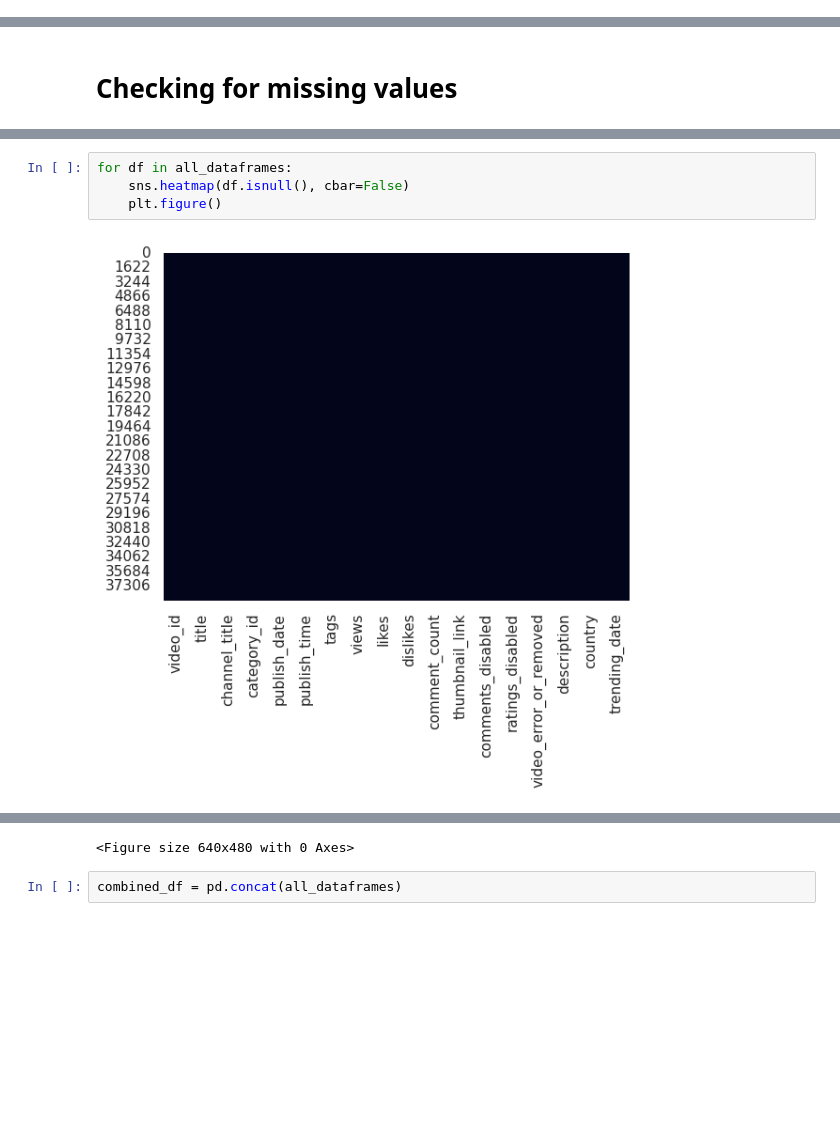
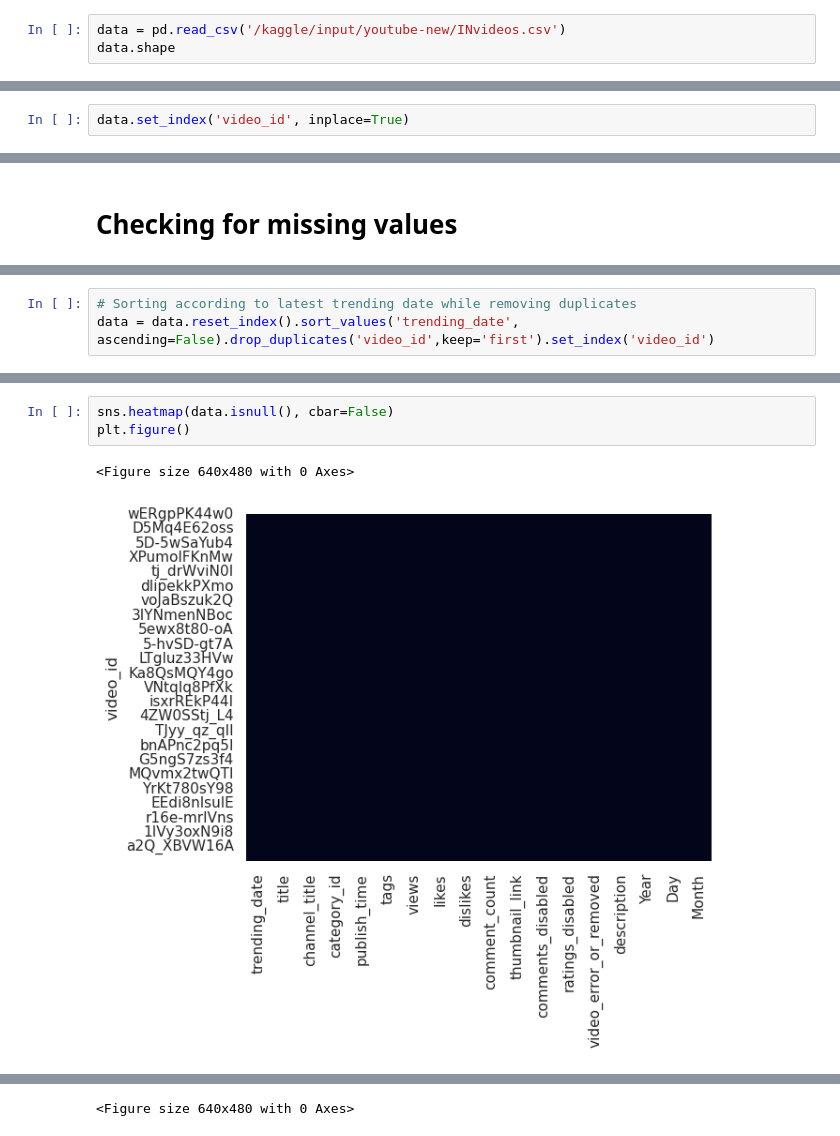
Before and after one commit to deshpandeanu/BasicProjectsPython, a Jupyter notebook: data-cleaning-and-eda-work.ipynb, the cells around one changed output, grey strips where cells are left out. Cells and saved outputs as stored; diff of their text form; blank space fills up the shorter version.

Commit message:
Kaggle Notebook | Data Cleaning and EDA Work | Version 5

```diff
--- a/data-cleaning-and-eda-work.ipynb
+++ b/data-cleaning-and-eda-work.ipynb
@@ -119,0 +80,3 @@ dtype: object
+# %%
+data = pd.read_csv('/kaggle/input/youtube-new/INvideos.csv')
+data.shape
@@ -205,2 +196,4 @@ dtype: object
+# %%
+data.set_index('video_id', inplace=True)
 # %% [markdown]
 # Setting index
@@ -220,0 +243,3 @@ all_dataframes[0].head()
+# %%
+# Sorting according to latest trending date while removing duplicates
+data = data.reset_index().sort_values('trending_date', ascending=False).drop_duplicates('video_id',keep='first').set_index('video_id')
@@ -221,6 +275,6 @@ all_dataframes[0].head()
 # %%
-for df in all_dataframes:
-    sns.heatmap(df.isnull(), cbar=False)
-    plt.figure()
+sns.heatmap(data.isnull(), cbar=False)
+plt.figure()
 # %% [output]
+<Figure size 640x480 with 0 Axes>
-[figure, old version]
+[figure, new version]
@@ -236,3 +281 @@ for df in all_dataframes:
-<Figure size 640x480 with 0 Axes>
+<Figure size 640x480 with 0 Axes>
-# %%
-combined_df = pd.concat(all_dataframes)
```
Also changed, not shown: parts of 49 cells of this notebook.
